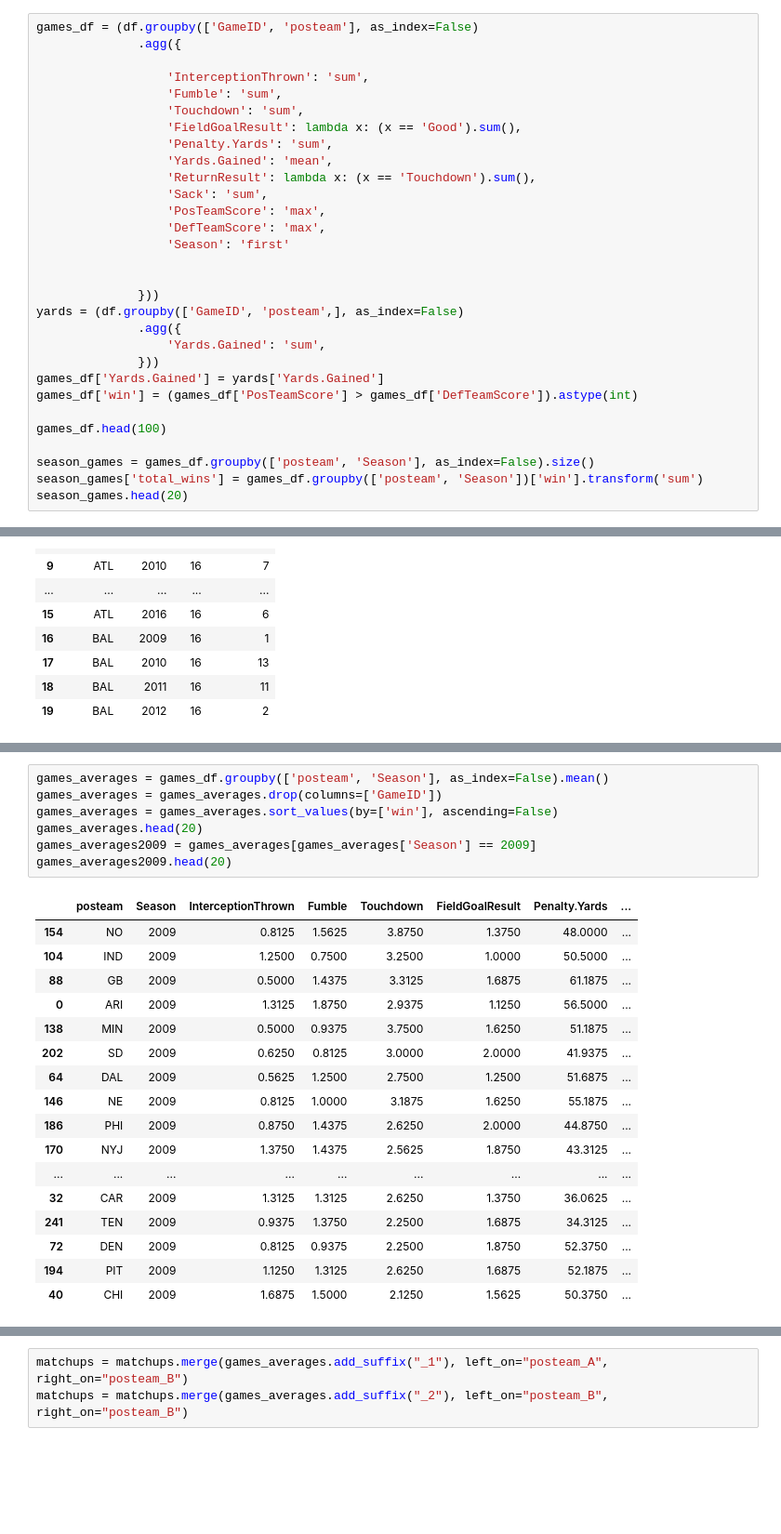
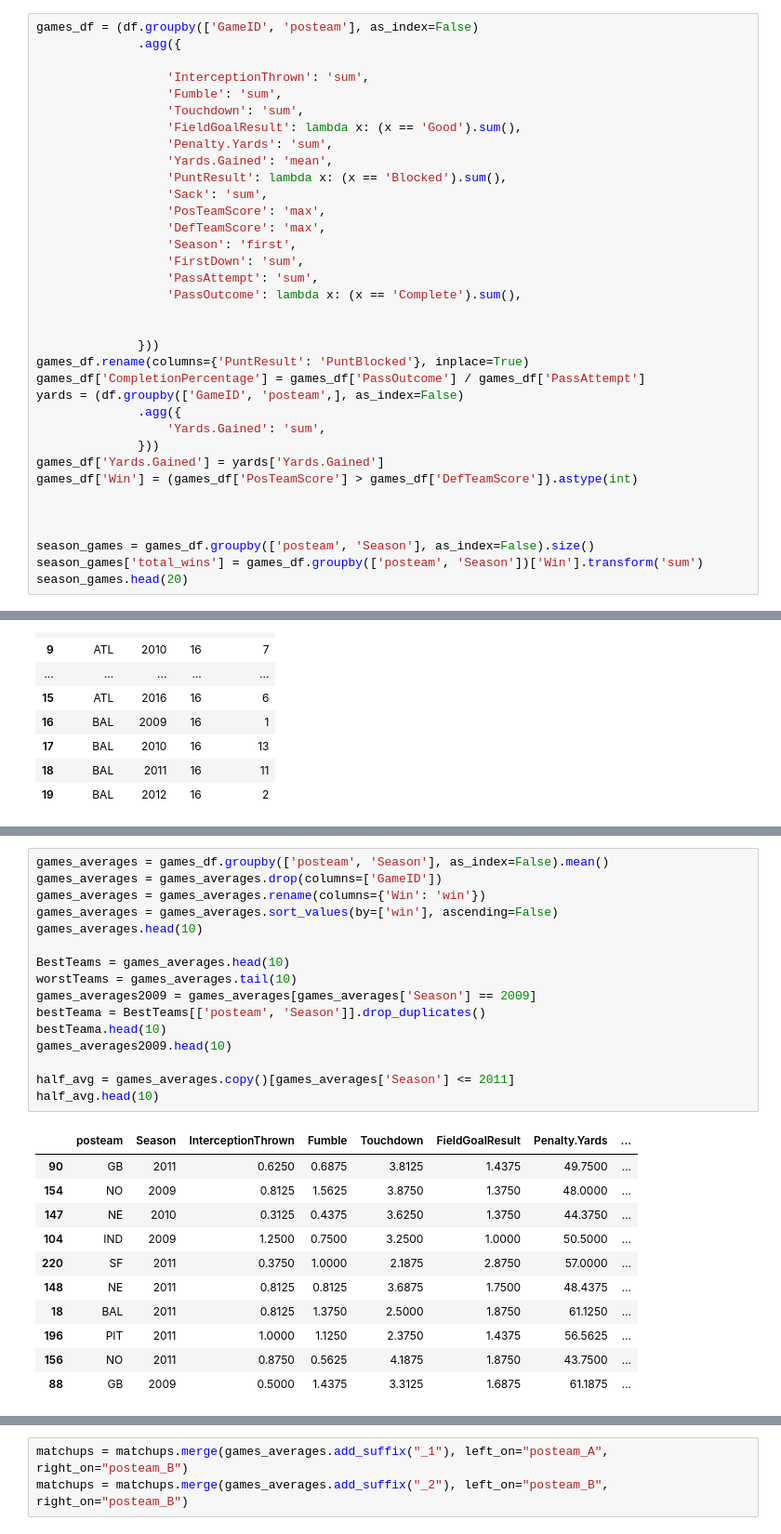
Before and after one commit to tinge5/finalProjectML, a Jupyter notebook: notebooks/DataVisualization.ipynb, the cells around one changed output, grey strips where cells are left out. Shown at 93% size. Drawn from its saved outputs; the diff is of its cells as text; blank space fills up the shorter version.

```diff
--- a/notebooks/DataVisualization.ipynb
+++ b/notebooks/DataVisualization.ipynb
@@ -74,25 +73,30 @@ games_df = (df.groupby(['GameID', 'posteam'], as_index=False)
                   'FieldGoalResult': lambda x: (x == 'Good').sum(),
                   'Penalty.Yards': 'sum',
                   'Yards.Gained': 'mean',
-                  'ReturnResult': lambda x: (x == 'Touchdown').sum(),
+                  'PuntResult': lambda x: (x == 'Blocked').sum(),
                   'Sack': 'sum',
                   'PosTeamScore': 'max',
                   'DefTeamScore': 'max',
-                  'Season': 'first'
+                  'Season': 'first',
+                  'FirstDown': 'sum',
+                  'PassAttempt': 'sum',
+                  'PassOutcome': lambda x: (x == 'Complete').sum(),
 
 
               }))
+games_df.rename(columns={'PuntResult': 'PuntBlocked'}, inplace=True)
+games_df['CompletionPercentage'] = games_df['PassOutcome'] / games_df['PassAttempt']
 yards = (df.groupby(['GameID', 'posteam',], as_index=False)
               .agg({
                   'Yards.Gained': 'sum',
               }))
 games_df['Yards.Gained'] = yards['Yards.Gained']
-games_df['win'] = (games_df['PosTeamScore'] > games_df['DefTeamScore']).astype(int)
+games_df['Win'] = (games_df['PosTeamScore'] > games_df['DefTeamScore']).astype(int)
 
-games_df.head(100)
+
 
 season_games = games_df.groupby(['posteam', 'Season'], as_index=False).size()
-season_games['total_wins'] = games_df.groupby(['posteam', 'Season'])['win'].transform('sum')
+season_games['total_wins'] = games_df.groupby(['posteam', 'Season'])['Win'].transform('sum')
 season_games.head(20)
 # %% [output]
 |  | posteam | Season | size | total_wins |
@@ -174,26 +176,29 @@ teamB.head()
 # %%
 games_averages = games_df.groupby(['posteam', 'Season'], as_index=False).mean()
 games_averages = games_averages.drop(columns=['GameID'])
+games_averages = games_averages.rename(columns={'Win': 'win'})
 games_averages = games_averages.sort_values(by=['win'], ascending=False)
-games_averages.head(20)
+games_averages.head(10)
+
+BestTeams = games_averages.head(10)
+worstTeams = games_averages.tail(10)
 games_averages2009 = games_averages[games_averages['Season'] == 2009]
-games_averages2009.head(20)
+bestTeama = BestTeams[['posteam', 'Season']].drop_duplicates()
+bestTeama.head(10)
+games_averages2009.head(10)
+
+half_avg = games_averages.copy()[games_averages['Season'] <= 2011]
+half_avg.head(10)
 # %% [output]
 |  | posteam | Season | InterceptionThrown | Fumble | Touchdown | FieldGoalResult | Penalty.Yards | ... |
+| 90 | GB | 2011 | 0.6250 | 0.6875 | 3.8125 | 1.4375 | 49.7500 | ... |
 | 154 | NO | 2009 | 0.8125 | 1.5625 | 3.8750 | 1.3750 | 48.0000 | ... |
+| 147 | NE | 2010 | 0.3125 | 0.4375 | 3.6250 | 1.3750 | 44.3750 | ... |
 | 104 | IND | 2009 | 1.2500 | 0.7500 | 3.2500 | 1.0000 | 50.5000 | ... |
+| 220 | SF | 2011 | 0.3750 | 1.0000 | 2.1875 | 2.8750 | 57.0000 | ... |
+| 148 | NE | 2011 | 0.8125 | 0.8125 | 3.6875 | 1.7500 | 48.4375 | ... |
+| 18 | BAL | 2011 | 0.8125 | 1.3750 | 2.5000 | 1.8750 | 61.1250 | ... |
+| 196 | PIT | 2011 | 1.0000 | 1.1250 | 2.3750 | 1.4375 | 56.5625 | ... |
+| 156 | NO | 2011 | 0.8750 | 0.5625 | 4.1875 | 1.8750 | 43.7500 | ... |
 | 88 | GB | 2009 | 0.5000 | 1.4375 | 3.3125 | 1.6875 | 61.1875 | ... |
-| 0 | ARI | 2009 | 1.3125 | 1.8750 | 2.9375 | 1.1250 | 56.5000 | ... |
-| 138 | MIN | 2009 | 0.5000 | 0.9375 | 3.7500 | 1.6250 | 51.1875 | ... |
-| 202 | SD | 2009 | 0.6250 | 0.8125 | 3.0000 | 2.0000 | 41.9375 | ... |
-| 64 | DAL | 2009 | 0.5625 | 1.2500 | 2.7500 | 1.2500 | 51.6875 | ... |
-| 146 | NE | 2009 | 0.8125 | 1.0000 | 3.1875 | 1.6250 | 55.1875 | ... |
-| 186 | PHI | 2009 | 0.8750 | 1.4375 | 2.6250 | 2.0000 | 44.8750 | ... |
-| 170 | NYJ | 2009 | 1.3750 | 1.4375 | 2.5625 | 1.8750 | 43.3125 | ... |
-| ... | ... | ... | ... | ... | ... | ... | ... | ... |
-| 32 | CAR | 2009 | 1.3125 | 1.3125 | 2.6250 | 1.3750 | 36.0625 | ... |
-| 241 | TEN | 2009 | 0.9375 | 1.3750 | 2.2500 | 1.6875 | 34.3125 | ... |
-| 72 | DEN | 2009 | 0.8125 | 0.9375 | 2.2500 | 1.8750 | 52.3750 | ... |
-| 194 | PIT | 2009 | 1.1250 | 1.3125 | 2.6250 | 1.6875 | 52.1875 | ... |
-| 40 | CHI | 2009 | 1.6875 | 1.5000 | 2.1250 | 1.5625 | 50.3750 | ... |
 # %%
```
Also changed, not shown: parts of 24 cells of this notebook.
